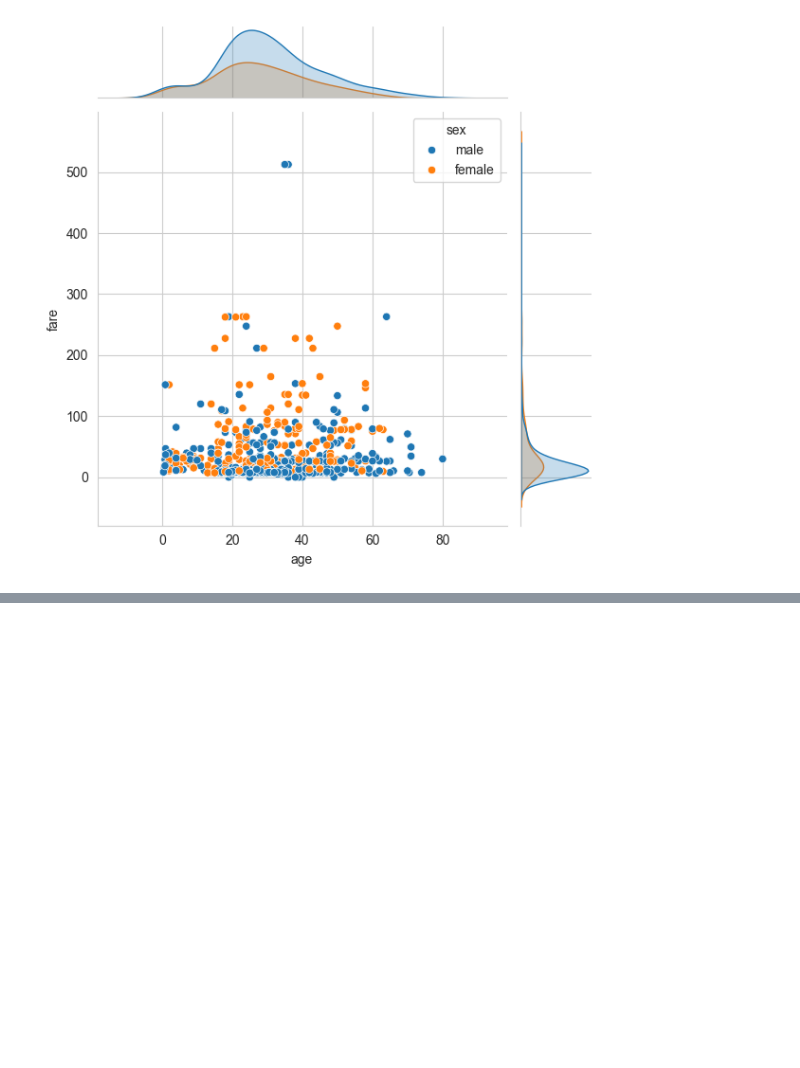
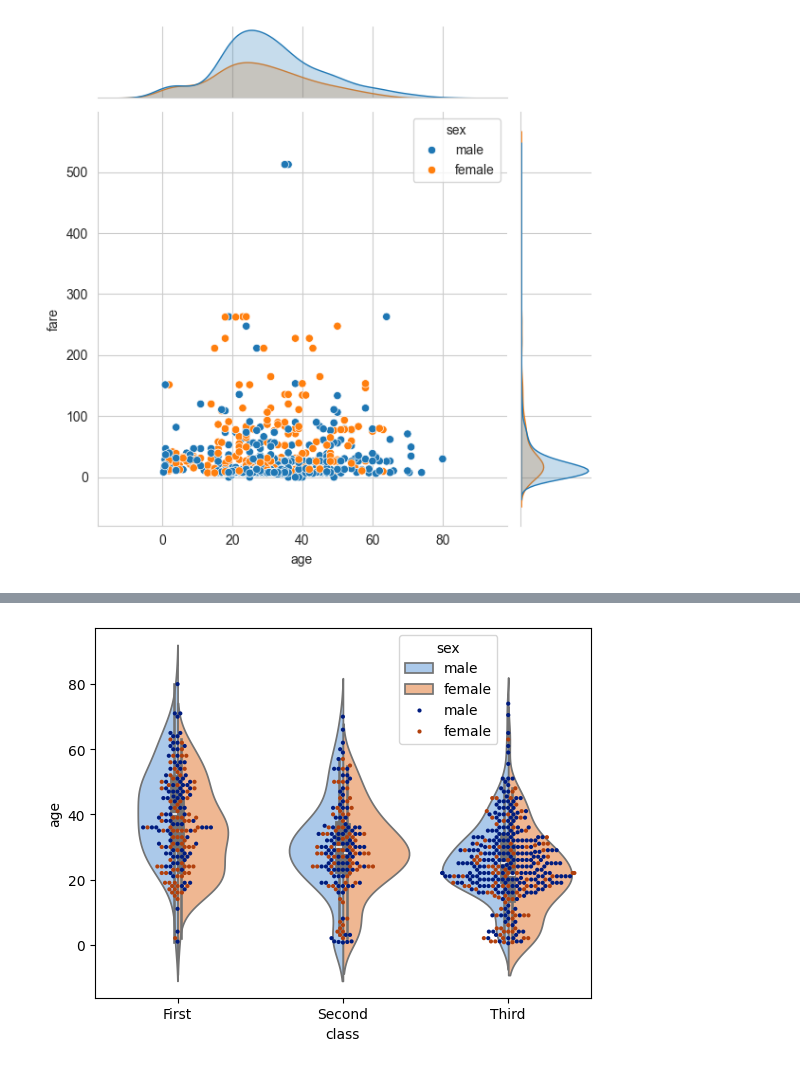
Before and after one commit to mahir4707/Python-for-Data-Analytics, a Jupyter notebook: Chapter 4 - Seaborn/main.ipynb, the cells around one changed output, grey strips where cells are left out. Cells and saved outputs as stored; diff of their text form; code cells hidden in the pictures; blank space fills up the shorter version.

```diff
--- a/Chapter 4 - Seaborn/main.ipynb
+++ b/Chapter 4 - Seaborn/main.ipynb
@@ -134,0 +156,8 @@ sns.jointplot(data =data, x="age", y="fare", hue="sex")
+# %%
+#Violin plot
+
+sns.violinplot(data=data, x="class", y="age", hue="sex", palette="pastel", split=True)
+sns.swarmplot(data=data, x="class", y="age", hue="sex", palette="dark", size=3)
+sns.move_legend(plt.gca(), "upper left", bbox_to_anchor=(0.6, 1))
+# %% [output]
+[figure, added]
```
Also changed, not shown: parts of 9 cells of this notebook.
